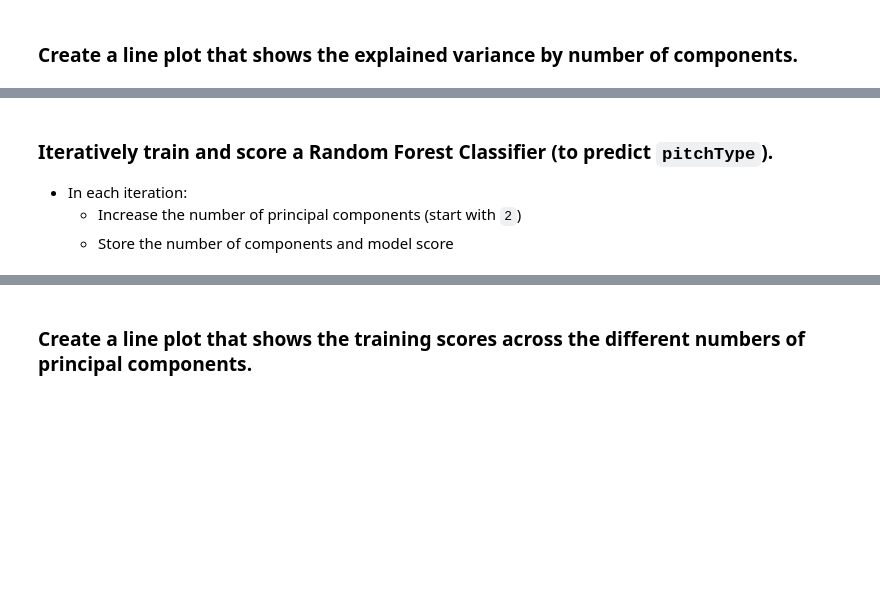
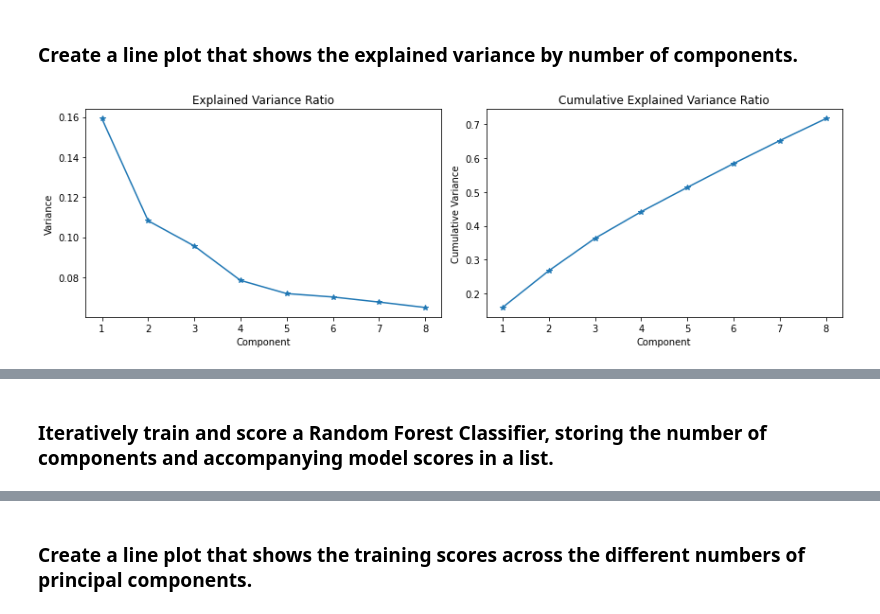
Before and after one commit to ssmcnatt/pair-work, a Jupyter notebook: week10/Day_51_Lecture_2_PCA_Assignment.ipynb, the cells around one changed output, grey strips where cells are left out. Saved outputs shown, nothing was run; the diff lists cells and outputs as text; code cells hidden in the pictures; blank space fills up the shorter version.

```diff
--- a/week10/Day_51_Lecture_2_PCA_Assignment.ipynb
+++ b/week10/Day_51_Lecture_2_PCA_Assignment.ipynb
@@ -116,2 +109,25 @@ plt.show()
 # %% [markdown]
 ### Create a line plot that shows the explained variance by number of components.
+# %%
+# Creating more than 2 points for the plot
+pca_8 = PCA(8).fit(X)
+
+expl_var = pca_8.explained_variance_ratio_
+cumulative_var = np.cumsum(expl_var)
+
+fig, axes = plt.subplots(1, 2, figsize=(12, 4))
+
+axes[0].plot(np.arange(1, 9), expl_var, "-*")
+axes[0].set_title("Explained Variance Ratio")
+axes[0].set_xlabel("Component")
+axes[0].set_ylabel("Variance")
+
+axes[1].plot(np.arange(1, 9), cumulative_var, "-*")
+axes[1].set_title("Cumulative Explained Variance Ratio")
+axes[1].set_xlabel("Component")
+axes[1].set_ylabel("Cumulative Variance")
+
+plt.tight_layout()
+plt.show()
+# %% [output]
+[figure, added]
@@ -118,6 +135,2 @@ plt.show()
 # %% [markdown]
-### Iteratively train and score a Random Forest Classifier (to predict `pitchType`).
-
-* In each iteration:
-    * Increase the number of principal components (start with `2`)
-    * Store the number of components and model score
+### Iteratively train and score a Random Forest Classifier, storing the number of components and accompanying model scores in a list.
```
Also changed, not shown: parts of 22 cells of this notebook.
